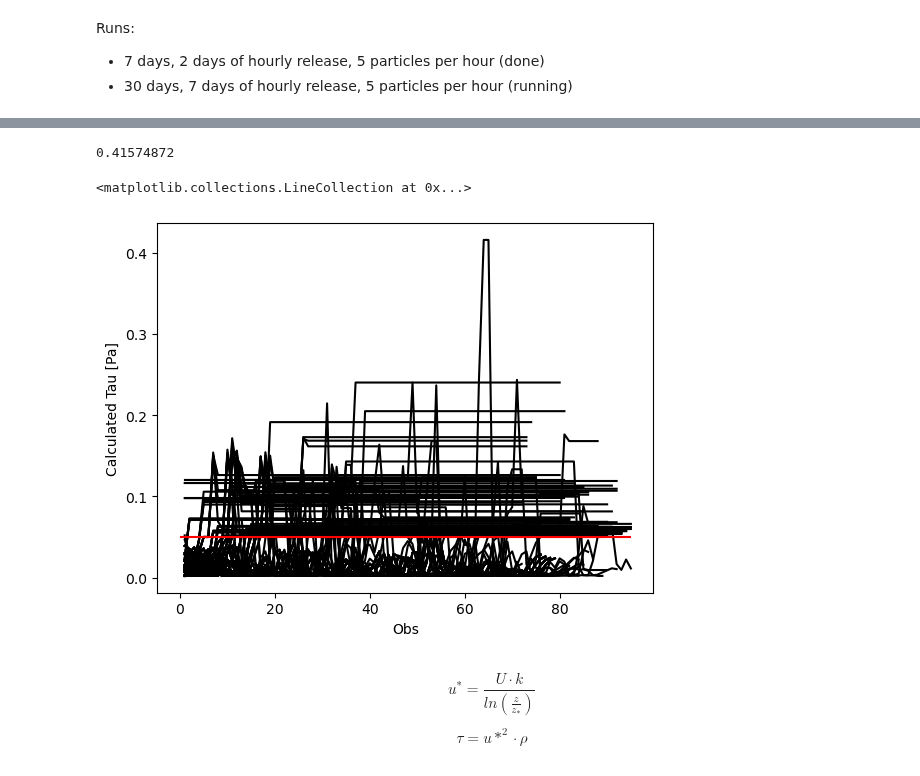
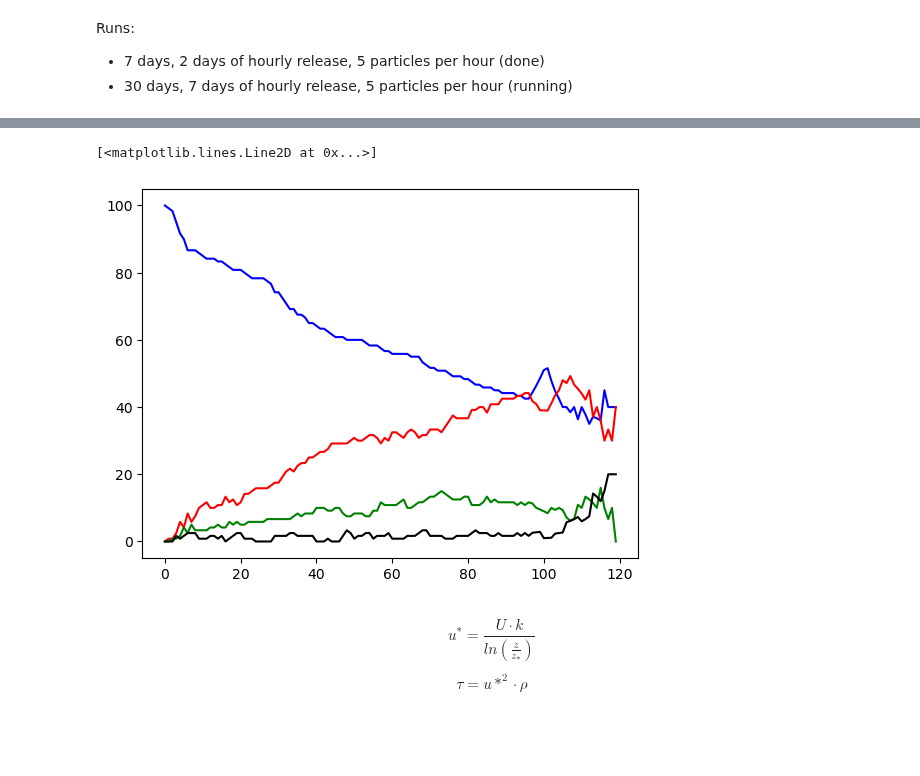
Before and after one commit to SalishSeaCast/analysis-vicente, a Jupyter notebook: Ocean_Parcels/drafts/PBDE_runs/test_params/Analysis.ipynb, the cells around one changed output, grey strips where cells are left out. Drawn from its saved outputs; the diff is of its cells as text; code cells hidden in the pictures; blank space fills up the shorter version.

```diff
--- a/Ocean_Parcels/drafts/PBDE_runs/test_params/Analysis.ipynb
+++ b/Ocean_Parcels/drafts/PBDE_runs/test_params/Analysis.ipynb
@@ -98,19 +173,47 @@ concentration_MP = particles_concentration_map(lons=data.where(data['status'] ==
 concentration_C = particles_concentration_map(lons=data.where(data['status'] == 2)['lon'], lats=data.where(data['status'] == 2)['lat'])
 concentration_SP = particles_concentration_map(lons=data.where(data['status'] == 1)['lon'], lats=data.where(data['status'] == 1)['lat'])
 total_concentration = particles_concentration_map(lons=data['lon'], lats=data['lat'])
-# %%
-np.nanmax(data.tau_values.values)
-# %% [output]
-0.41574872
+# %%
+data1 = data
+#
+colloidal = []
+marine = []
+bottom = []
+sewage = []
+total = []
+#
+for i in range(len(data1.obs)):
+    len_1 = len(np.where(np.isfinite(data1.status[:, i]) & (data1.status[:, i] == 1.))[0])
+    len_2 = len(np.where(np.isfinite(data1.status[:, i]) & (data1.status[:, i] == 2.))[0])
+    len_3 = len(np.where(np.isfinite(data1.status[:, i]) & (data1.status[:, i] == 3.))[0])
+    len_4 = len(np.where(np.isfinite(data1.status[:, i]) & (data1.status[:, i] == 4.))[0])
+    #
+    len_T = np.count_nonzero(~np.isnan(data1.status[:, i]))
+    #
+    sewage.append(len_1)
+    colloidal.append(len_2)
+    marine.append(len_3)
+    bottom.append(len_4)
+    total.append(len_T)
+#
+proportion_colloidal = np.array(colloidal)/np.array(total)
+proportion_marine = np.array(marine)/np.array(total)
+proportion_bottom = np.array(bottom)/np.array(total)
+proportion_sewage = np.array(sewage)/np.array(total)
+# %%
+plt.plot(proportion_sewage*100, 'b')
+plt.plot(proportion_colloidal*100, 'r')
+plt.plot(proportion_marine*100, 'g')
+plt.plot(proportion_bottom*100, 'k')
+# %% [output]
+[<matplotlib.lines.Line2D at 0x...>]
+[figure, added]
 # %%
-plt.plot(data.tau_values.T, 'k')
+plt.plot(data.h_vel, 'k')
 #plt.axhline(y=5*10e-15, color = 'r')
 plt.ylabel('Calculated Tau [Pa]')
 plt.xlabel('Obs')
-plt.hlines(y=0.05, xmin=0, xmax = data.obs[-1], colors = 'r')
+plt.hlines(y=0.017, xmin=0, xmax = data.obs[-1], colors = 'r')
-# %% [output]
-<matplotlib.collections.LineCollection at 0x...>
-[figure, removed]
 # %% [markdown]
 $$u^{*} = \frac{U \cdot k}{ln(\frac{z}{z_{*}})}$$
 
```
Also changed, not shown: parts of 11 cells of this notebook, 3 other files.
